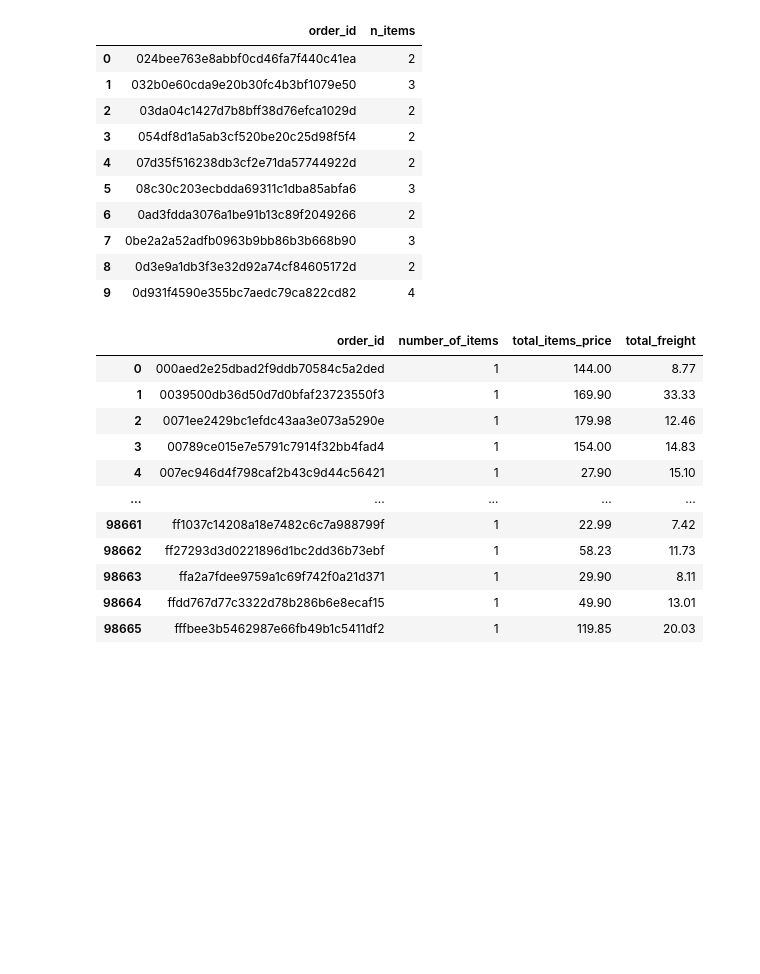
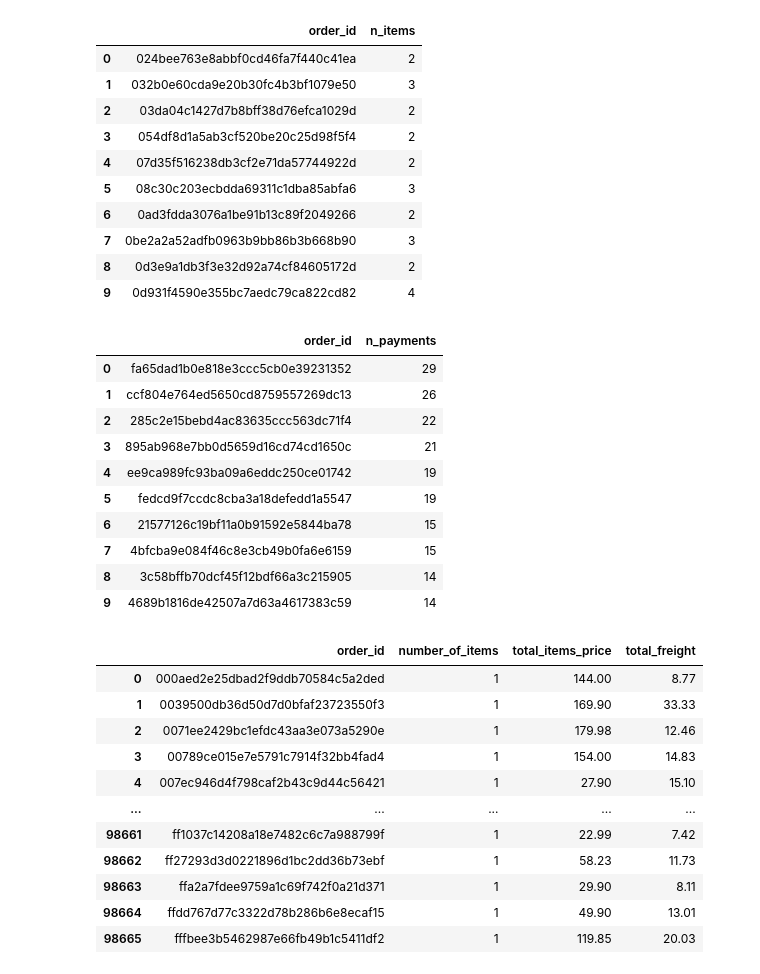
Before and after one commit to antoniobiasotti/olist-analytics-pipeline, a Jupyter notebook: notebooks/01_eda_modelagem.ipynb, the cells around one changed output. Drawn from its saved outputs; the diff is of its cells as text; code cells hidden in the pictures; blank space fills up the shorter version.

Commit message:
chore: planning add table payments to fact_orders

```diff
--- a/notebooks/01_eda_modelagem.ipynb
+++ b/notebooks/01_eda_modelagem.ipynb
@@ -121,6 +121,29 @@ LIMIT 10
 | 7 | 0be2a2a52adfb0963b9bb86b3b668b90 | 3 |
 | 8 | 0d3e9a1db3f3e32d92a74cf84605172d | 2 |
 | 9 | 0d931f4590e355bc7aedc79ca822cd82 | 4 |
+# %%
+con.execute("""
+SELECT
+    order_id,
+    COUNT(*) AS n_payments
+FROM payments
+GROUP BY order_id
+HAVING COUNT(*) > 1
+ORDER BY n_payments DESC
+LIMIT 10
+""").fetchdf()
+# %% [output]
+|  | order_id | n_payments |
+| 0 | fa65dad1b0e818e3ccc5cb0e39231352 | 29 |
+| 1 | ccf804e764ed5650cd8759557269dc13 | 26 |
+| 2 | 285c2e15bebd4ac83635ccc563dc71f4 | 22 |
+| 3 | 895ab968e7bb0d5659d16cd74cd1650c | 21 |
+| 4 | ee9ca989fc93ba09a6eddc250ce01742 | 19 |
+| 5 | fedcd9f7ccdc8cba3a18defedd1a5547 | 19 |
+| 6 | 21577126c19bf11a0b91592e5844ba78 | 15 |
+| 7 | 4bfcba9e084f46c8e3cb49b0fa6e6159 | 15 |
+| 8 | 3c58bffb70dcf45f12bdf66a3c215905 | 14 |
+| 9 | 4689b1816de42507a7d63a4617383c59 | 14 |
 # %%
 con.execute("""SELECT
     order_id,
```
